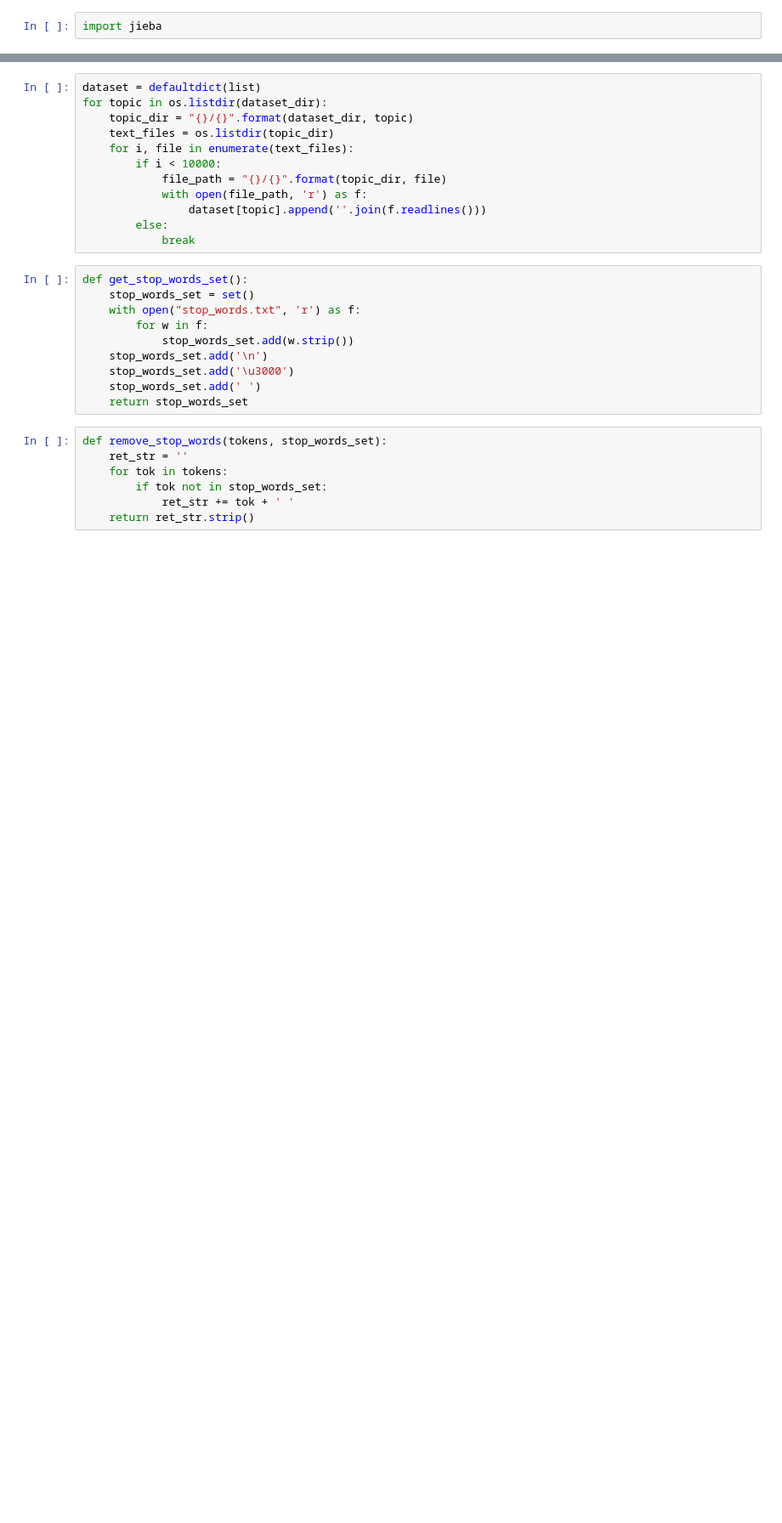
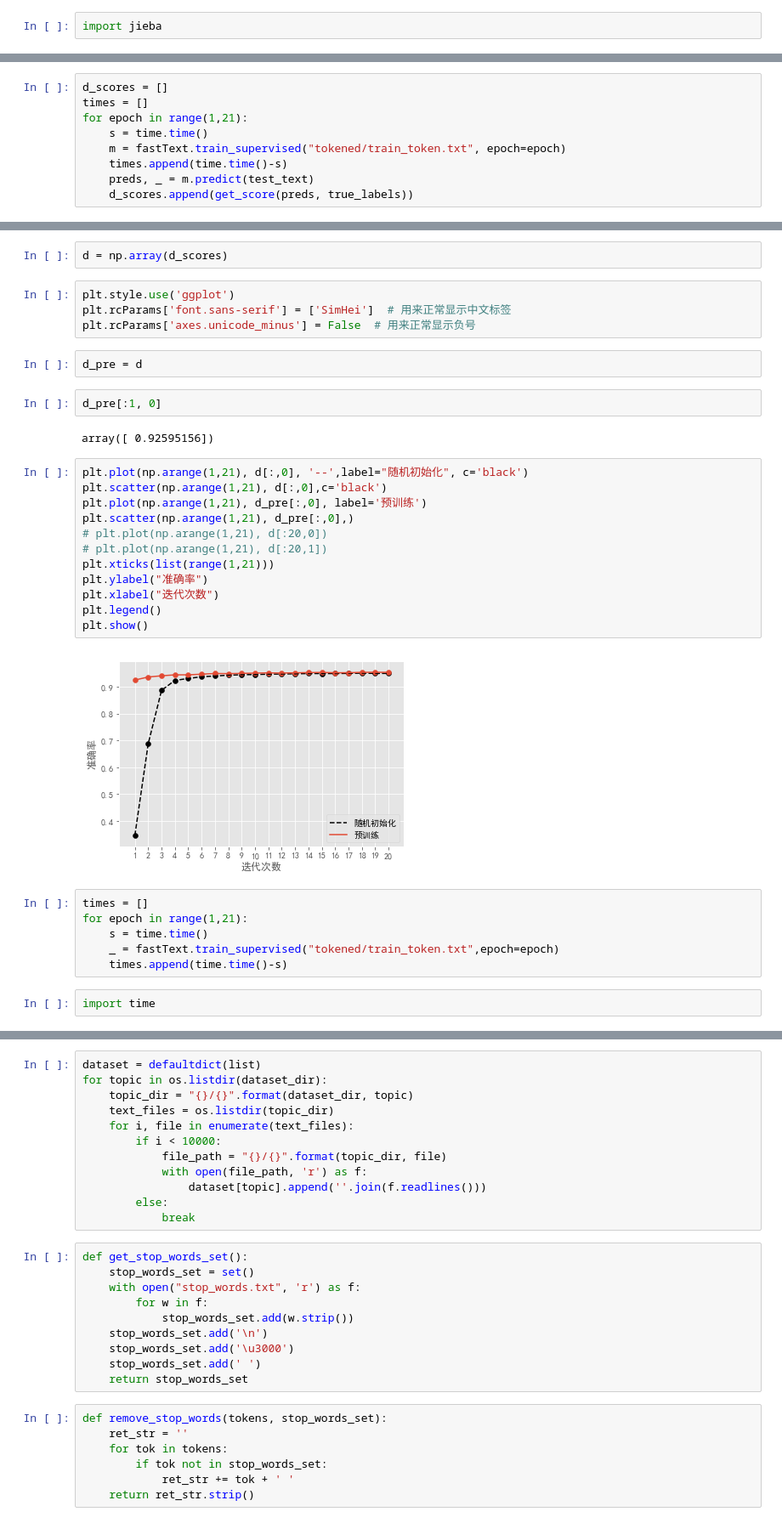
Before and after one commit to DreamerDiWu/paper, a Jupyter notebook: test_notebook.ipynb, the cells around one changed output, grey strips where cells are left out. Shown at 85% size. Drawn from its saved outputs; the diff is of its cells as text; blank space fills up the shorter version.

```diff
--- a/test_notebook.ipynb
+++ b/test_notebook.ipynb
@@ -2,0 +221,9 @@ import jieba
+# %%
+d_scores = []
+times = []
+for epoch in range(1,21):
+    s = time.time()
+    m = fastText.train_supervised("tokened/train_token.txt", epoch=epoch)
+    times.append(time.time()-s)
+    preds, _ = m.predict(test_text)
+    d_scores.append(get_score(preds, true_labels))
@@ -2,0 +306,34 @@ import jieba
+# %%
+d = np.array(d_scores)
+# %%
+plt.style.use('ggplot')
+plt.rcParams['font.sans-serif'] = ['SimHei']  # 用来正常显示中文标签
+plt.rcParams['axes.unicode_minus'] = False  # 用来正常显示负号
+# %%
+d_pre = d
+# %%
+d_pre[:1, 0]
+# %% [output]
+array([ 0.92595156])
+# %%
+plt.plot(np.arange(1,21), d[:,0], '--',label="随机初始化", c='black')
+plt.scatter(np.arange(1,21), d[:,0],c='black')
+plt.plot(np.arange(1,21), d_pre[:,0], label='预训练')
+plt.scatter(np.arange(1,21), d_pre[:,0],)
+# plt.plot(np.arange(1,21), d[:20,0])
+# plt.plot(np.arange(1,21), d[:20,1])
+plt.xticks(list(range(1,21)))
+plt.ylabel("准确率")
+plt.xlabel("迭代次数")
+plt.legend()
+plt.show()
+# %% [output]
+[figure, added]
+# %%
+times = []
+for epoch in range(1,21):
+    s = time.time()
+    _ = fastText.train_supervised("tokened/train_token.txt",epoch=epoch)
+    times.append(time.time()-s)
+# %%
+import time
```
Also changed, not shown: parts of 152 cells of this notebook, 2 other files.
